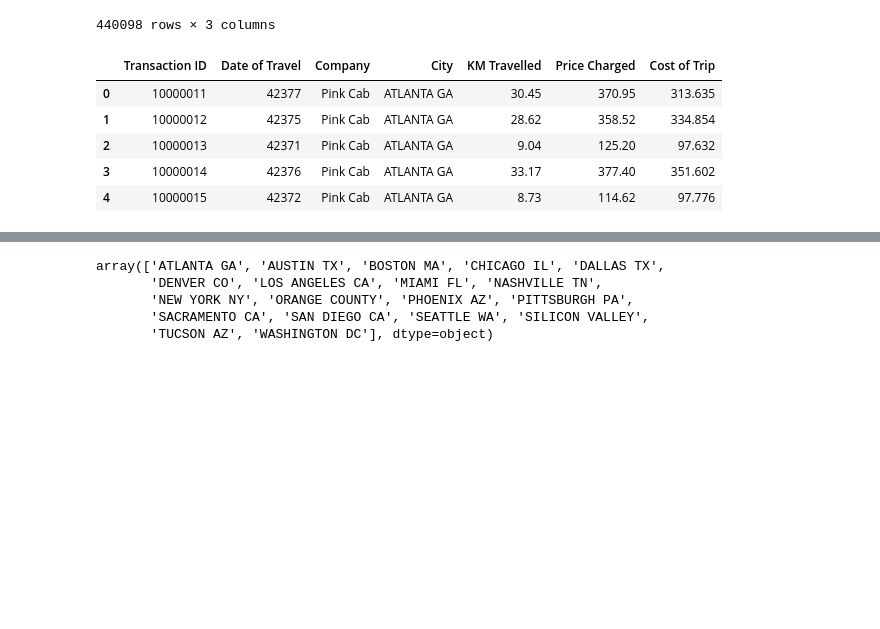
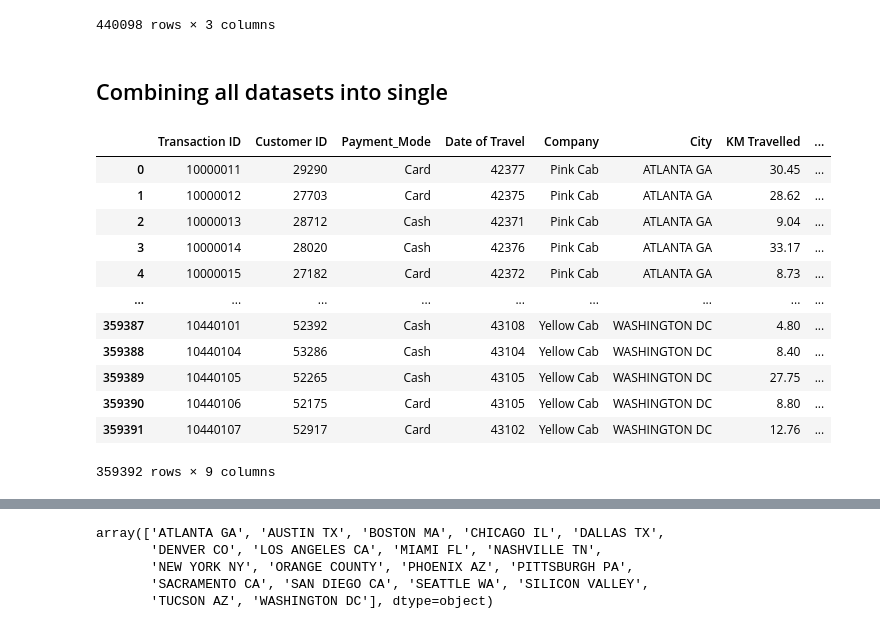
Before and after one commit to Islompulatov/Internship, a Jupyter notebook: week2/dataset/EDA.ipynb, the cells around one changed output, grey strips where cells are left out. Cells and saved outputs as stored; diff of their text form; code cells hidden in the pictures; blank space fills up the shorter version.

```diff
--- a/week2/dataset/EDA.ipynb
+++ b/week2/dataset/EDA.ipynb
@@ -76,12 +126,22 @@ transaction_ID
 | 440096 | 10440107 | 52917 | Card |
 | 440097 | 10440108 | 51587 | Card |
 440098 rows × 3 columns
-# %%
-cab_data.head()
-# %% [output]
-|  | Transaction ID | Date of Travel | Company | City | KM Travelled | Price Charged | Cost of Trip |
-| 0 | 10000011 | 42377 | Pink Cab | ATLANTA GA | 30.45 | 370.95 | 313.635 |
-| 1 | 10000012 | 42375 | Pink Cab | ATLANTA GA | 28.62 | 358.52 | 334.854 |
-| 2 | 10000013 | 42371 | Pink Cab | ATLANTA GA | 9.04 | 125.20 | 97.632 |
-| 3 | 10000014 | 42376 | Pink Cab | ATLANTA GA | 33.17 | 377.40 | 351.602 |
-| 4 | 10000015 | 42372 | Pink Cab | ATLANTA GA | 8.73 | 114.62 | 97.776 |
+# %% [markdown]
+## Combining all datasets into single
+# %%
+data = pd.merge(transaction_ID, cab_data, how='right', on='Transaction ID')
+data
+# %% [output]
+|  | Transaction ID | Customer ID | Payment_Mode | Date of Travel | Company | City | KM Travelled | ... |
+| 0 | 10000011 | 29290 | Card | 42377 | Pink Cab | ATLANTA GA | 30.45 | ... |
+| 1 | 10000012 | 27703 | Card | 42375 | Pink Cab | ATLANTA GA | 28.62 | ... |
+| 2 | 10000013 | 28712 | Cash | 42371 | Pink Cab | ATLANTA GA | 9.04 | ... |
+| 3 | 10000014 | 28020 | Cash | 42376 | Pink Cab | ATLANTA GA | 33.17 | ... |
+| 4 | 10000015 | 27182 | Card | 42372 | Pink Cab | ATLANTA GA | 8.73 | ... |
+| ... | ... | ... | ... | ... | ... | ... | ... | ... |
+| 359387 | 10440101 | 52392 | Cash | 43108 | Yellow Cab | WASHINGTON DC | 4.80 | ... |
+| 359388 | 10440104 | 53286 | Cash | 43104 | Yellow Cab | WASHINGTON DC | 8.40 | ... |
+| 359389 | 10440105 | 52265 | Cash | 43105 | Yellow Cab | WASHINGTON DC | 27.75 | ... |
+| 359390 | 10440106 | 52175 | Card | 43105 | Yellow Cab | WASHINGTON DC | 8.80 | ... |
+| 359391 | 10440107 | 52917 | Card | 43102 | Yellow Cab | WASHINGTON DC | 12.76 | ... |
+359392 rows × 9 columns
```
Also changed, not shown: parts of 25 cells of this notebook.
